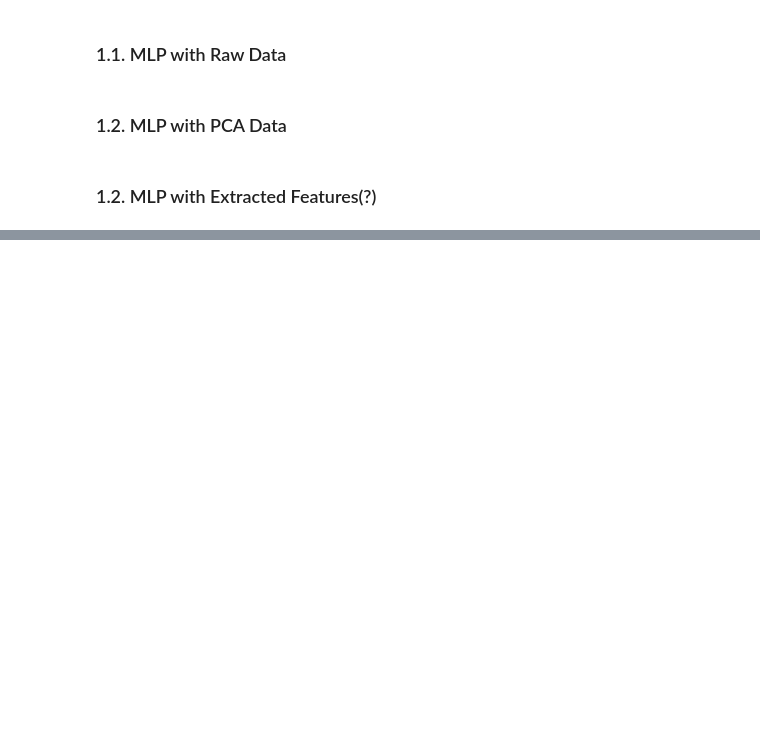
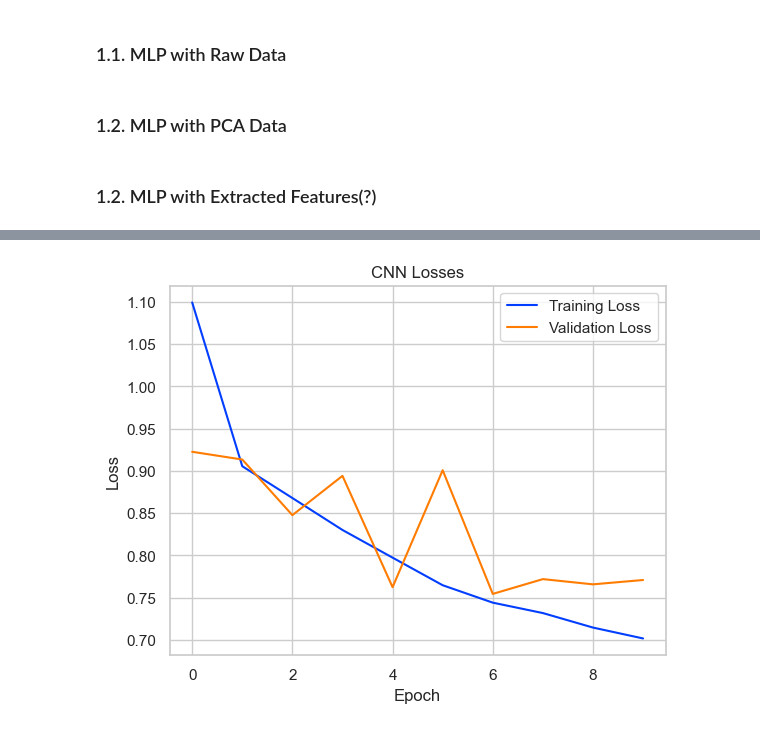
Before and after one commit to josemnmatos/deep-learning-dermatology, a Jupyter notebook: ml-dermatology-tp1.ipynb, the cells around one changed output, grey strips where cells are left out. Saved outputs shown, nothing was run; the diff lists cells and outputs as text; code cells hidden in the pictures; blank space fills up the shorter version.

```diff
--- a/ml-dermatology-tp1.ipynb
+++ b/ml-dermatology-tp1.ipynb
@@ -434,0 +396,24 @@ True\Pred
+# %%
+cnn = CNN(input_channels=n_channels, num_classes=n_classes)
+
+print("Model:")
+print(cnn)
+
+# Loss Function
+# this criterion combines nn.LogSoftmax() and nn.NLLLoss() in one single class.
+# It expects the target to be class indices (not one-hot encoded)
+criterion = nn.CrossEntropyLoss()
+
+# Optimizer
+optimizer = optim.RMSprop(cnn.parameters(), lr=0.001)
+
+cnn_loss_values, cnn = fit(
+    training_data=train_loader,
+    validation_data=validation_loader,
+    flatten_input=False,
+    nn=cnn,
+    criterion=criterion,
+    optimizer=optimizer,
+    n_epochs=n_epochs,
+    to_device=True,
+)
@@ -434,0 +439,5 @@ True\Pred
+# %%
+# Plot the loss values over time
+plot_losses(cnn_loss_values, title="CNN Losses")
+# %% [output]
+[figure, added]
```
Also changed, not shown: parts of 17 cells of this notebook, 1 other file.
